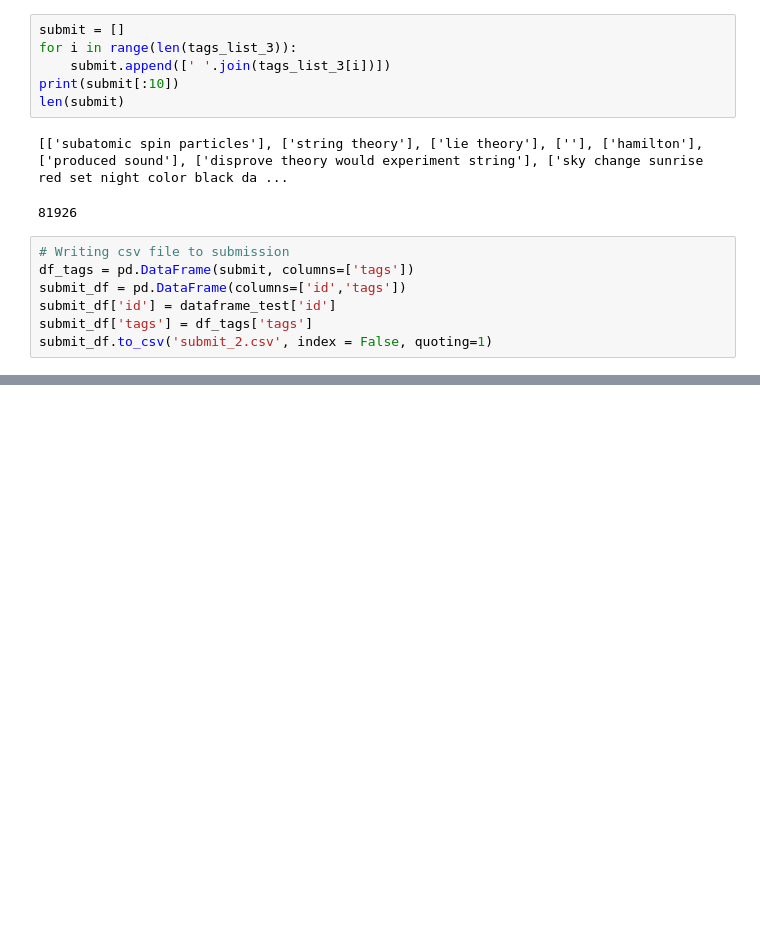
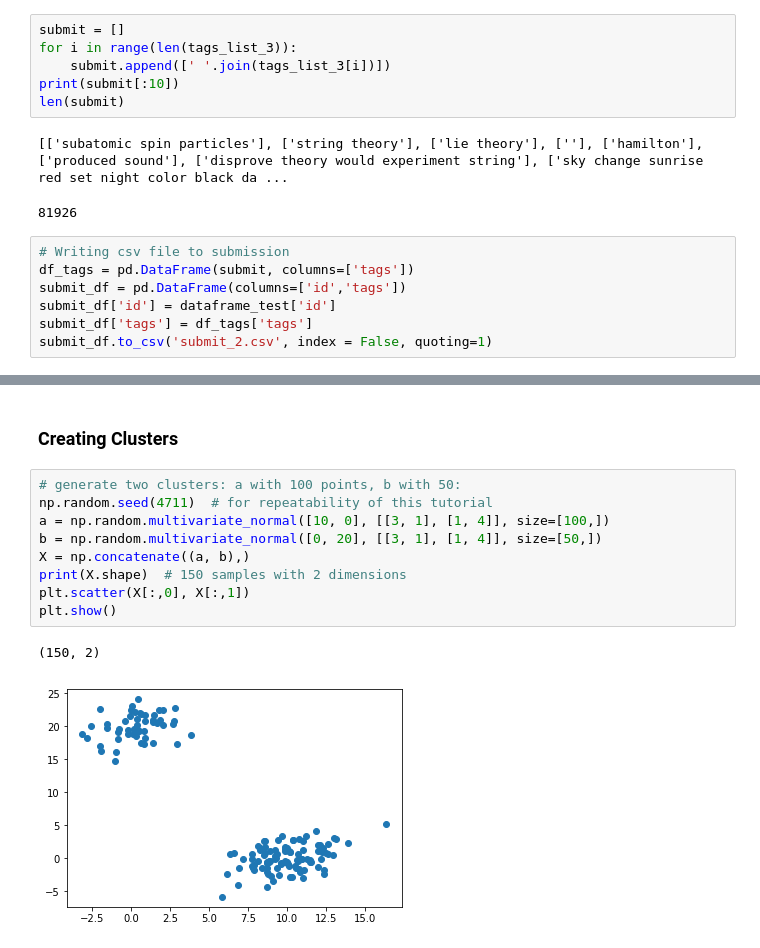
Before and after one commit to paulobueno/tags, a Jupyter notebook: V1_TAGS.ipynb, the cells around one changed output, grey strips where cells are left out. Saved outputs shown, nothing was run; the diff lists cells and outputs as text; blank space fills up the shorter version.

```diff
--- a/V1_TAGS.ipynb
+++ b/V1_TAGS.ipynb
@@ -408,0 +534,14 @@ submit_df.to_csv('submit_2.csv', index = False, quoting=1)
+# %% [markdown]
+### Creating Clusters
+# %%
+# generate two clusters: a with 100 points, b with 50:
+np.random.seed(4711)  # for repeatability of this tutorial
+a = np.random.multivariate_normal([10, 0], [[3, 1], [1, 4]], size=[100,])
+b = np.random.multivariate_normal([0, 20], [[3, 1], [1, 4]], size=[50,])
+X = np.concatenate((a, b),)
+print(X.shape)  # 150 samples with 2 dimensions
+plt.scatter(X[:,0], X[:,1])
+plt.show()
+# %% [output]
+(150, 2)
+[figure, added]
```
Also changed, not shown: parts of 38 cells of this notebook, 1 other file.
